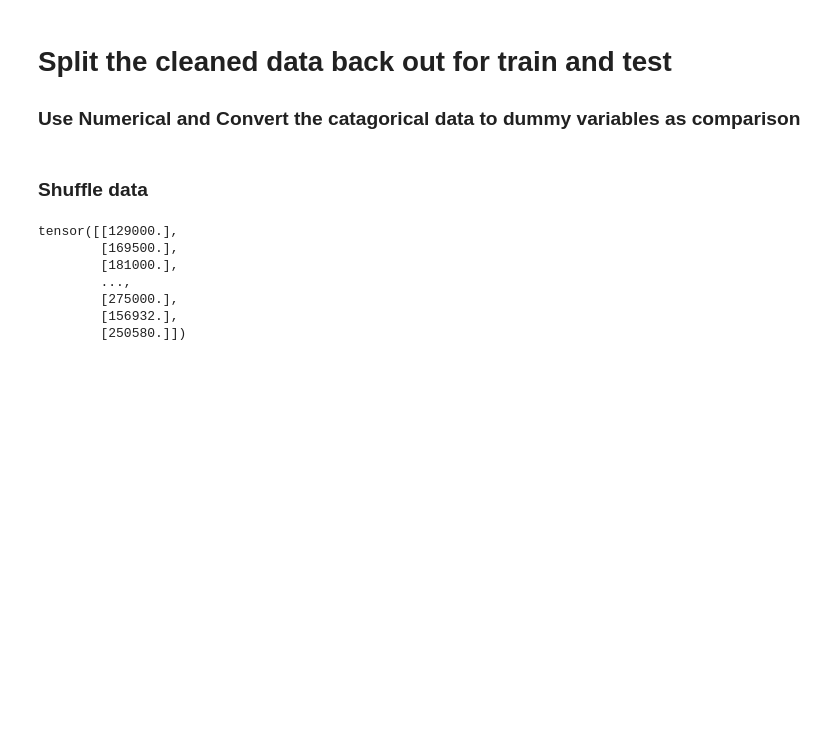
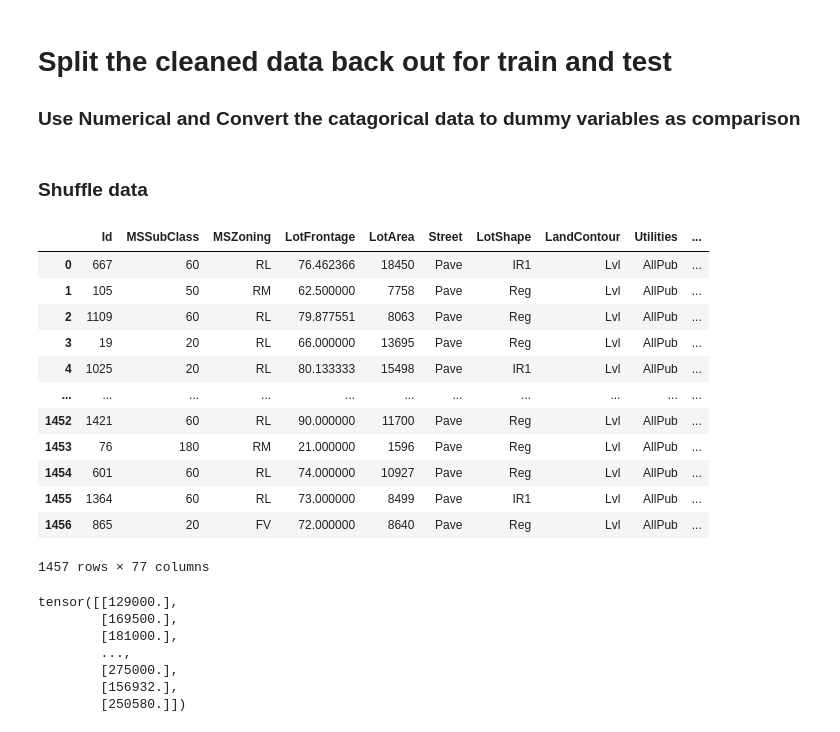
Before and after one commit to andrewbremner3/Housing_Data, a Jupyter notebook: housing-data-nn.ipynb, the cells around one changed output. Cells and saved outputs as stored; diff of their text form; code cells hidden in the pictures; blank space fills up the shorter version.

```diff
--- a/housing-data-nn.ipynb
+++ b/housing-data-nn.ipynb
@@ -322,6 +326,22 @@ df_test.head()
 from sklearn.utils import shuffle
 df_train = shuffle(df_train, random_state=101)
 df_train.reset_index(drop=True, inplace=True)
+# %%
+df_train
+# %% [output]
+|  | Id | MSSubClass | MSZoning | LotFrontage | LotArea | Street | LotShape | LandContour | Utilities | ... |
+| 0 | 667 | 60 | RL | 76.462366 | 18450 | Pave | IR1 | Lvl | AllPub | ... |
+| 1 | 105 | 50 | RM | 62.500000 | 7758 | Pave | Reg | Lvl | AllPub | ... |
+| 2 | 1109 | 60 | RL | 79.877551 | 8063 | Pave | Reg | Lvl | AllPub | ... |
+| 3 | 19 | 20 | RL | 66.000000 | 13695 | Pave | Reg | Lvl | AllPub | ... |
+| 4 | 1025 | 20 | RL | 80.133333 | 15498 | Pave | IR1 | Lvl | AllPub | ... |
+| ... | ... | ... | ... | ... | ... | ... | ... | ... | ... | ... |
+| 1452 | 1421 | 60 | RL | 90.000000 | 11700 | Pave | Reg | Lvl | AllPub | ... |
+| 1453 | 76 | 180 | RM | 21.000000 | 1596 | Pave | Reg | Lvl | AllPub | ... |
+| 1454 | 601 | 60 | RL | 74.000000 | 10927 | Pave | Reg | Lvl | AllPub | ... |
+| 1455 | 1364 | 60 | RL | 73.000000 | 8499 | Pave | IR1 | Lvl | AllPub | ... |
+| 1456 | 865 | 20 | FV | 72.000000 | 8640 | Pave | Reg | Lvl | AllPub | ... |
+1457 rows × 77 columns
 # %%
 cat_train = torch.tensor(np.stack([df_train[col].cat.codes.values for col in cat_cols],axis=1),dtype=torch.int64)
 cat_test = torch.tensor(np.stack([df_test[col].cat.codes.values for col in cat_cols],axis=1),dtype=torch.int64)
```
Also changed, not shown: parts of 11 cells of this notebook.
